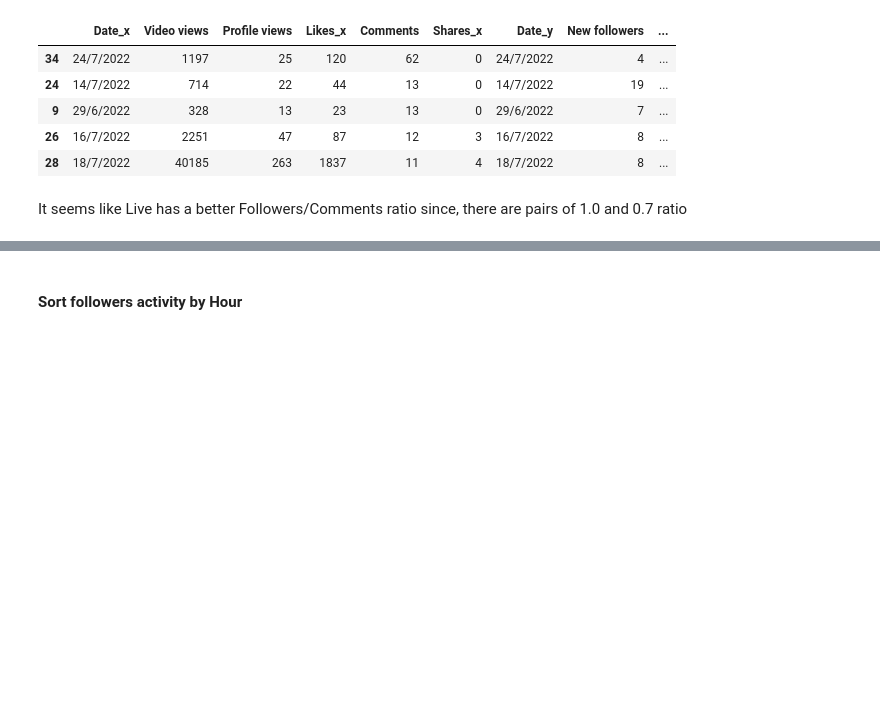
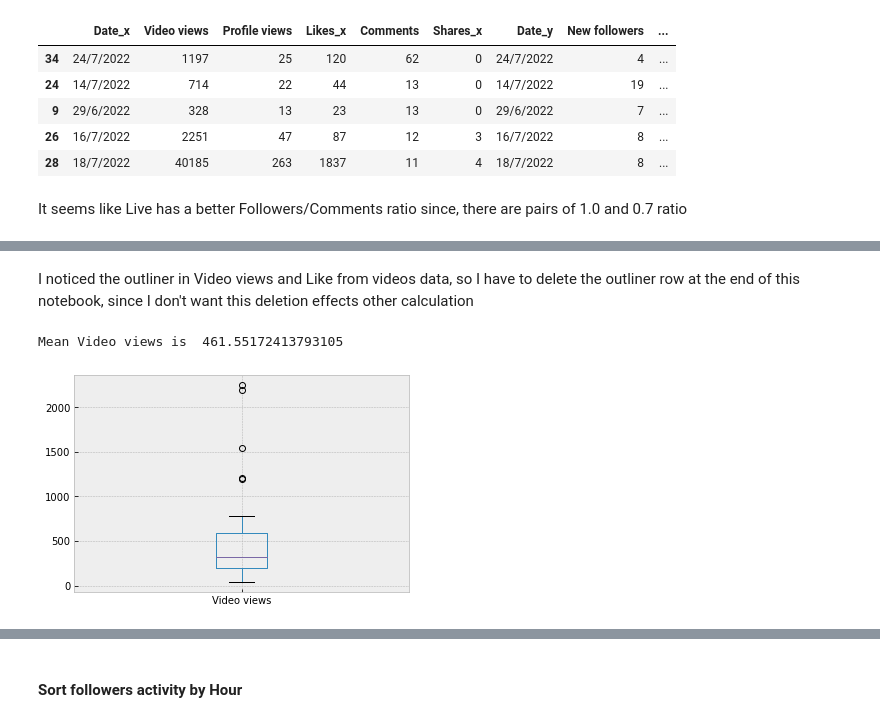
Before and after one commit to CoryMink/Tiktok_Projcect, a Jupyter notebook: Project_Final_PYT06.ipynb, the cells around one changed output, grey strips where cells are left out. Cells and saved outputs as stored; diff of their text form; code cells hidden in the pictures; blank space fills up the shorter version.

```diff
--- a/Project_Final_PYT06.ipynb
+++ b/Project_Final_PYT06.ipynb
@@ -172,0 +187,12 @@ It seems like Live has a better Followers/Comments ratio since, there are pairs
+# %% [markdown]
+I noticed the outliner in Video views and Like from videos data, so I have to delete the outliner row at the end of this notebook, since I don't want this deletion effects other calculation
+# %%
+#Delete row of outliner and recalculate Mean of Video views
+complete.drop(complete.index[28], inplace=True)
+complete.boxplot(column = 'Video views')
+Three = complete['Video views'].mean()
+print(f'Mean Video views is ', Three)
+# New Mean Video views is 461.55
+# %% [output]
+Mean Video views is  461.55172413793105
+[figure, added]
```
Also changed, not shown: parts of 7 cells of this notebook.
